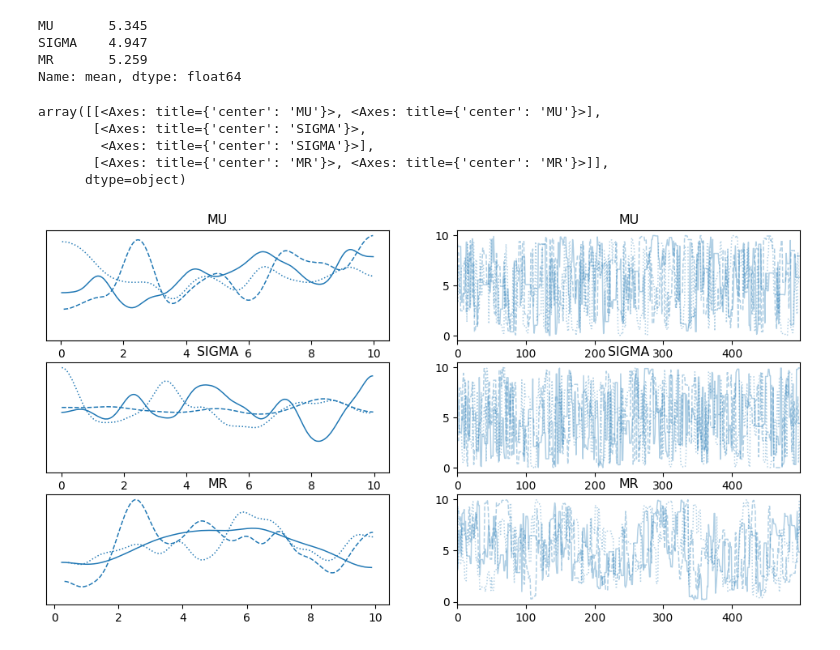
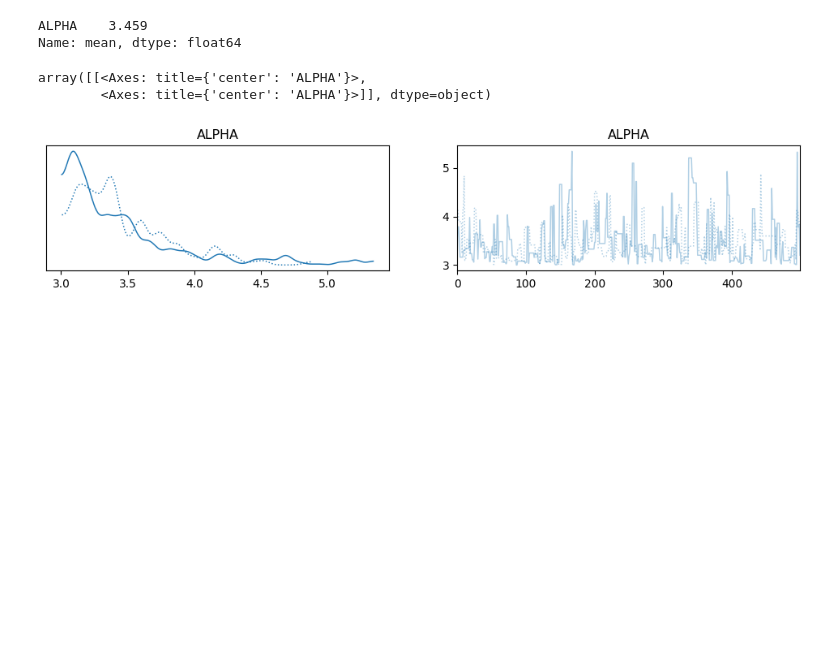
Before and after one commit to SSingh087/test-hierarchical-model, a Jupyter notebook: test-toy-HM/test-astro-HM.ipynb, the cells around one changed output. Cells and saved outputs as stored; diff of their text form; code cells hidden in the pictures; blank space fills up the shorter version.

```diff
--- a/test-toy-HM/test-astro-HM.ipynb
+++ b/test-toy-HM/test-astro-HM.ipynb
@@ -53,0 +133,7 @@ import pymc3 as pm
+# %%
+# DISTRIBUTION FOR SOURCE DETECTION
+
+z_events = np.random.choice(np.linspace(0, Z_MAX, SEEDS//2), size=SEEDS//2, p=merger_rate(np.linspace(0, Z_MAX, SEEDS//2)) / np.sum(merger_rate(np.linspace(0, Z_MAX, SEEDS//2))))
+plt.hist(z_events, bins=50, fill=False, histtype='step')
+plt.xlabel('$z$')
+plt.ylabel('$d^2N^s_\\uparrow/dzdt$')
@@ -53,0 +231,10 @@ import pymc3 as pm
+# %%
+# DISTRIBUTION FOR SOURCE DETECTION
+
+z_events = np.random.choice(np.linspace(0, Z_MAX, SEEDS//2), size=SEEDS//2, p=merger_rate(np.linspace(0, Z_MAX, SEEDS//2), ALPHA_DISTRIBUTION_POP) / np.sum(merger_rate(np.linspace(0, Z_MAX, SEEDS//2), ALPHA_DISTRIBUTION_POP)))
+
+#[np.random.poisson(30)/10 for _ in range(SEEDS//2)] # half the number of total population
+plt.hist(z_events, bins=50, fill=False, histtype='step')
+plt.xlabel('$z$')
+plt.ylabel('$dN^s_\\uparrow/dz$')
+print(len(z_events))
@@ -53,0 +244,12 @@ import pymc3 as pm
+# %%
+# DEFINING THE POSTERIORS ON Z
+
+LEN_DATA = 500
+Z_SRC = np.empty((SEEDS//2, LEN_DATA))
+for i in range(SEEDS//2):
+    Z_SRC[i] = st.norm(loc=z_events[i], scale=0.5).rvs(size=LEN_DATA)
+
+# PLOTTING ALL THE EVENTS' Z
+
+for i in range(SEEDS//2):
+    plt.hist(Z_SRC[i], fill=False, histtype='step', label=i)
@@ -54,13 +260,12 @@ import pymc3 as pm
 # %%
 with pm.Model() as model:
-    alpha_merger_rate = pm.Uniform('MR', lower=0, upper=10)
-    MU = pm.Uniform('MU', lower=0, upper=10)
-    SIGMA = pm.Uniform('SIGMA', lower=0, upper=10)
-    hyperprior = pm.InverseGamma('LAMBDA', alpha=alpha_merger_rate, mu=MU, sigma=SIGMA) # hyperprior
-    prior = pm.Normal('mu', mu=hyperprior, sigma=0.5)  # prior draws data points from hyperprior
-    obs = pm.Normal('obs', mu=prior, sigma=1, observed=X)  # likelihood draws data points from prior
+    alpha_merger_rate = pm.Uniform('ALPHA', lower=ALPHA_DISTRIBUTION_POP-2, upper=ALPHA_DISTRIBUTION_POP+2)
+    #MU = pm.Uniform('MU', lower=MU_DISTRIBUTION_POP-1, upper=MU_DISTRIBUTION_POP+1)
+    #SIGMA = pm.Uniform('SIGMA', lower=SIGMA_DISTRIBUTION_POP-1, upper=SIGMA_DISTRIBUTION_POP+1)
+    prior = pm.InverseGamma('mu', beta=BETA_DISTRIBUTION_POP, alpha=alpha_merger_rate, mu=MU_DISTRIBUTION_POP, sigma=SIGMA_DISTRIBUTION_POP)  # prior draws data points from hyperprior
+    obs = pm.Normal('obs', mu=prior, sigma=0.5, observed=Z_SRC)  # likelihood draws data points from prior
     step = pm.Metropolis()
 
     # sample with 3 independent Markov chains
-    trace = pm.sample(draws=1000, chains=2, step=step, return_inferencedata=True)
+    trace = pm.sample(draws=500, chains=2, step=step, return_inferencedata=True, cores=2)
 # %% [output]
@@ -76,19 +278,16 @@ Sampling 3 chains for 1_000 tune and 500 draw iterations (3_000 + 1_500 draws to
 The estimated number of effective samples is smaller than 200 for some parameters.
 # %%
-az.summary(trace, var_names=["MU", "SIGMA", "MR"])["mean"]
+#az.summary(trace, var_names=["MU", "SIGMA", "ALPHA"])["mean"]
+az.summary(trace, var_names=["ALPHA"])["mean"]
 # %% [output]
-MU       5.345
-SIGMA    4.947
-MR       5.259
+ALPHA    3.459
 Name: mean, dtype: float64
 # %%
-az.plot_trace(trace, var_names=("MU", "SIGMA", "MR"))
+#az.plot_trace(trace, var_names=("MU", "SIGMA", "ALPHA"))
+az.plot_trace(trace, var_names=("ALPHA"))
 # %% [output]
-array([[<Axes: title={'center': 'MU'}>, <Axes: title={'center': 'MU'}>],
-       [<Axes: title={'center': 'SIGMA'}>,
-        <Axes: title={'center': 'SIGMA'}>],
-       [<Axes: title={'center': 'MR'}>, <Axes: title={'center': 'MR'}>]],
-      dtype=object)
+array([[<Axes: title={'center': 'ALPHA'}>,
+        <Axes: title={'center': 'ALPHA'}>]], dtype=object)
-[figure, old version]
+[figure, new version]
 # %%
 import corner
```
Also changed, not shown: parts of 33 cells of this notebook, 3 other files.
